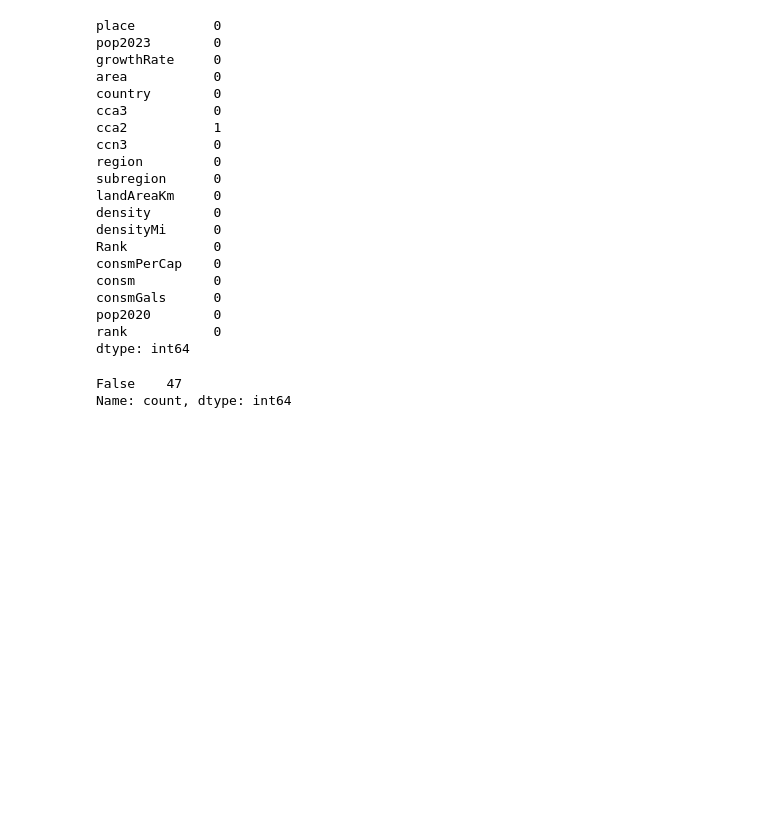
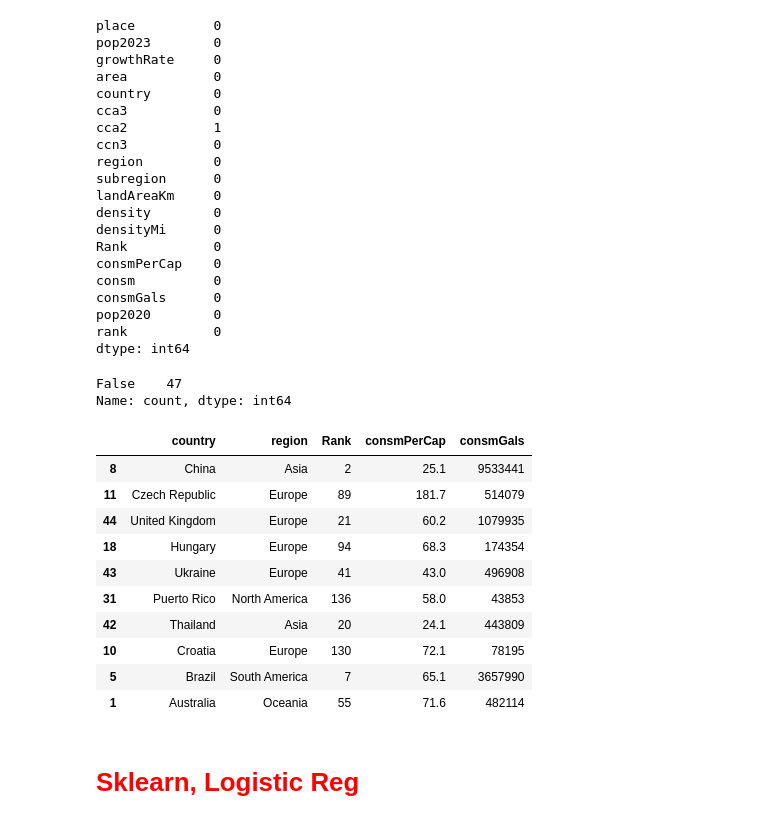
Before and after one commit to RasimBa/Machine-Learning-with-Python, a Jupyter notebook: jupyter files/Machine_Learning_Course.ipynb, the cells around one changed output. Saved outputs shown, nothing was run; the diff lists cells and outputs as text; code cells hidden in the pictures; blank space fills up the shorter version.

```diff
--- a/jupyter files/Machine_Learning_Course.ipynb
+++ b/jupyter files/Machine_Learning_Course.ipynb
@@ -594,3 +594,19 @@ beer_data.duplicated().value_counts()
 # %% [output]
 False    47
 Name: count, dtype: int64
+# %%
+beer_data.groupby(['country','region'], as_index = False)[['Rank','consmPerCap','consmGals']].sum().sample(10, random_state =123)
+# %% [output]
+|  | country | region | Rank | consmPerCap | consmGals |
+| 8 | China | Asia | 2 | 25.1 | 9533441 |
+| 11 | Czech Republic | Europe | 89 | 181.7 | 514079 |
+| 44 | United Kingdom | Europe | 21 | 60.2 | 1079935 |
+| 18 | Hungary | Europe | 94 | 68.3 | 174354 |
+| 43 | Ukraine | Europe | 41 | 43.0 | 496908 |
+| 31 | Puerto Rico | North America | 136 | 58.0 | 43853 |
+| 42 | Thailand | Asia | 20 | 24.1 | 443809 |
+| 10 | Croatia | Europe | 130 | 72.1 | 78195 |
+| 5 | Brazil | South America | 7 | 65.1 | 3657990 |
+| 1 | Australia | Oceania | 55 | 71.6 | 482114 |
+# %% [markdown]
+# <span style = "color:red">Sklearn, Logistic Reg</span>
```
